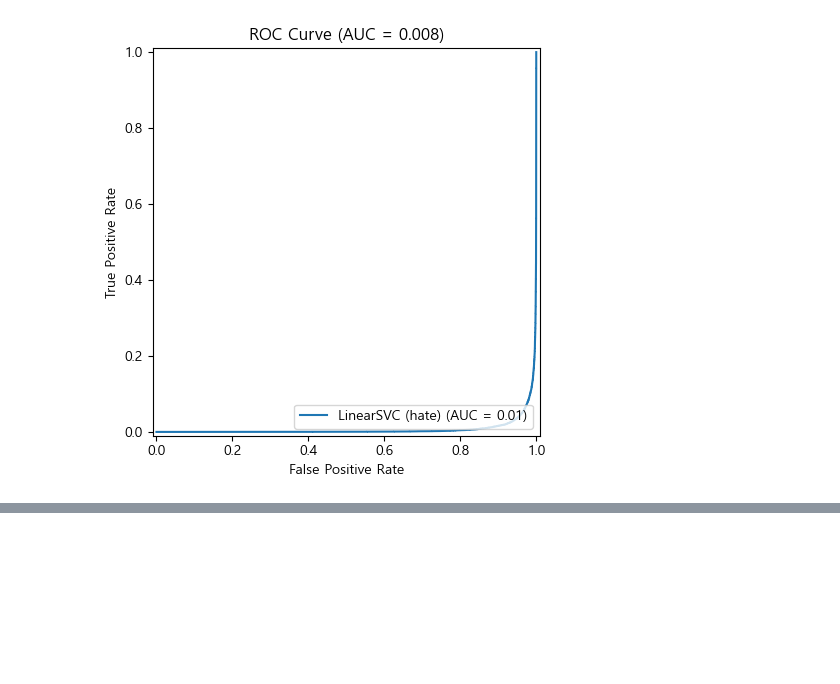
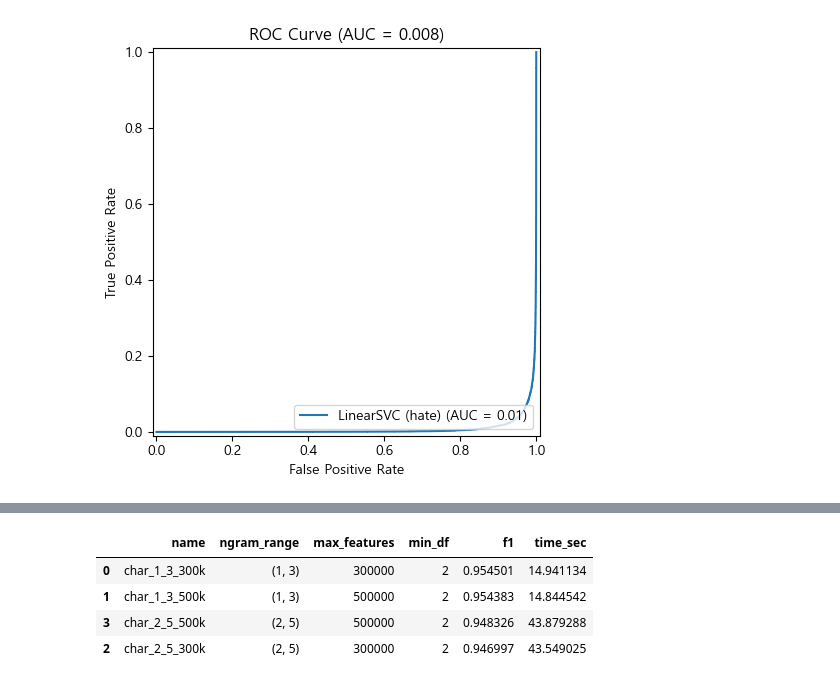
Before and after one commit to Asist525/ko-toxic-multilabel, a Jupyter notebook: test.ipynb, the cells around one changed output, grey strips where cells are left out. Drawn from its saved outputs; the diff is of its cells as text; code cells hidden in the pictures; blank space fills up the shorter version.

```diff
--- a/test.ipynb
+++ b/test.ipynb
@@ -375,0 +383,91 @@ display(fn_df.sort_values("점수", ascending=True).head(20))
+# %%
+# ============================================
+# char n-gram 세트 여러 개 비교 셀
+#  - 각 설정마다 TF-IDF + LinearSVC 학습
+#  - Test F1 점수 비교
+# ============================================
+
+from sklearn.feature_extraction.text import TfidfVectorizer
+from sklearn.svm import LinearSVC
+from sklearn.metrics import f1_score
+import pandas as pd
+import time
+
+# 실험할 설정들 (원하면 더 추가/수정해서 써도 됨)
+configs = [
+    {"name": "char_1_3_300k", "ngram_range": (1, 3), "max_features": 300_000, "min_df": 2},
+    {"name": "char_1_3_500k", "ngram_range": (1, 3), "max_features": 500_000, "min_df": 2},
+    {"name": "char_2_5_300k", "ngram_range": (2, 5), "max_features": 300_000, "min_df": 2},
+    {"name": "char_2_5_500k", "ngram_range": (2, 5), "max_features": 500_000, "min_df": 2},
+]
+
+results = []          # 점수/설정 요약 저장
+models = []           # 나중에 쓸 수 있게 (vec, clf)도 같이 저장
+
+for cfg in configs:
+    print("\n====================================")
+    print(f"실험: {cfg['name']}")
+    print(f"  ngram_range = {cfg['ngram_range']}")
+    print(f"  max_features = {cfg['max_features']}")
+    print(f"  min_df = {cfg['min_df']}")
+    print("====================================")
+
+    start_time = time.time()
+
+    # 1) 벡터라이저 생성 및 학습
+    vec = TfidfVectorizer(
+        analyzer="char",
+        ngram_range=cfg["ngram_range"],
+        max_features=cfg["max_features"],
+        min_df=cfg["min_df"],
+    )
+    X_train_vec = vec.fit_transform(X_train)
+    X_test_vec  = vec.transform(X_test)
+
+    # 2) 분류기 학습
+    clf = LinearSVC()
+    clf.fit(X_train_vec, y_train)
+
+    # 3) 예측 및 F1 계산
+    y_pred = clf.predict(X_test_vec)
+    f1 = f1_score(y_test, y_pred)
+
+    elapsed = time.time() - start_time
+    print(f"→ F1 = {f1:.4f} (걸린 시간: {elapsed:.1f}초)")
+
+    # 결과/모델 저장
+    results.append({
+        "name": cfg["name"],
+        "ngram_range": cfg["ngram_range"],
+        "max_features": cfg["max_features"],
+        "min_df": cfg["min_df"],
+        "f1": f1,
+        "time_sec": elapsed,
+    })
+    models.append({
+        "name": cfg["name"],
+        "vec": vec,
+        "clf": clf,
+    })
+
+# ============================================
+# 결과 정리
+# ============================================
+results_df = pd.DataFrame(results)
+print("\n=== 설정별 F1 정리 (내림차순 정렬) ===")
+display(results_df.sort_values("f1", ascending=False))
+
+# 가장 F1 좋은 설정 선택
+best_idx = results_df["f1"].idxmax()
+best_name = results_df.loc[best_idx, "name"]
+best_f1 = results_df.loc[best_idx, "f1"]
+
+print(f"\n가장 좋은 설정: {best_name} (F1={best_f1:.4f})")
+
+# 이 이름에 해당하는 vec, clf를 꺼내서 이후 셀에서 재사용할 수 있게 변수로 빼두기
+best_model = [m for m in models if m["name"] == best_name][0]
+best_vec = best_model["vec"]
+best_clf = best_model["clf"]
+
+print("best_vec, best_clf 변수에 저장 완료.")
+# %% [output]
@@ -375,0 +491,5 @@ display(fn_df.sort_values("점수", ascending=True).head(20))
+|  | name | ngram_range | max_features | min_df | f1 | time_sec |
+| 0 | char_1_3_300k | (1, 3) | 300000 | 2 | 0.954501 | 14.941134 |
+| 1 | char_1_3_500k | (1, 3) | 500000 | 2 | 0.954383 | 14.844542 |
+| 3 | char_2_5_500k | (2, 5) | 500000 | 2 | 0.948326 | 43.879288 |
+| 2 | char_2_5_300k | (2, 5) | 300000 | 2 | 0.946997 | 43.549025 |
```
Also changed, not shown: parts of 32 cells of this notebook.
